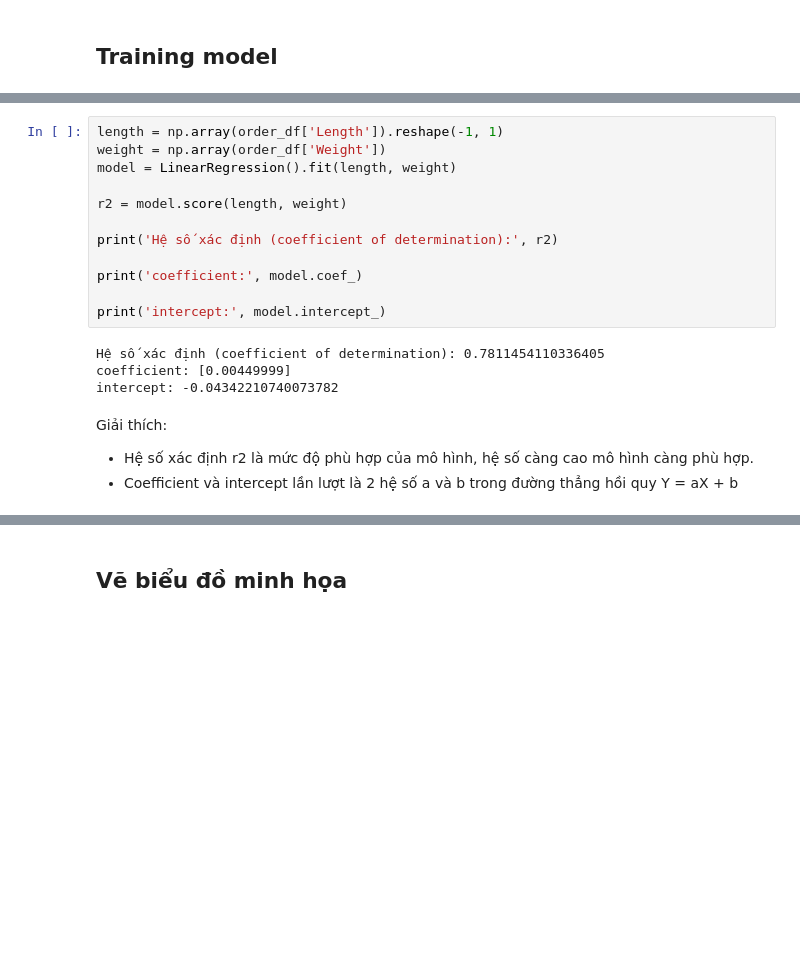
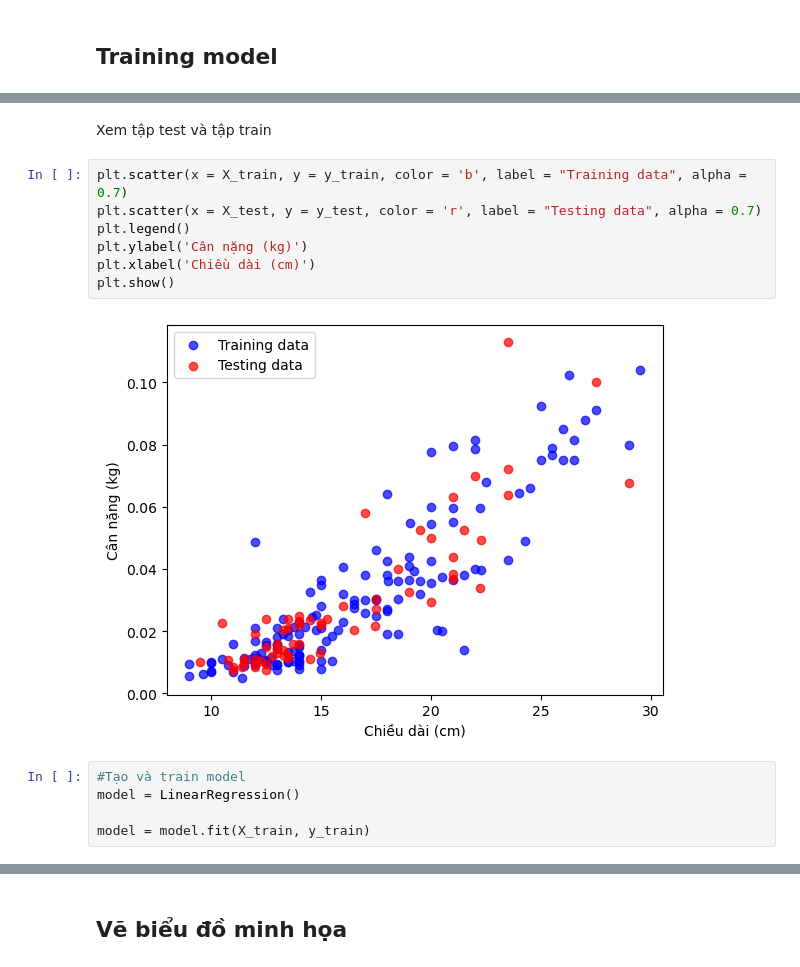
Before and after one commit to hoangitusk20/NMKHDL_doAn, a Jupyter notebook: DoAnCK/source/mo_hinh_va_danh_gia/Linear_regression.ipynb, the cells around one changed output, grey strips where cells are left out. Saved outputs shown, nothing was run; the diff lists cells and outputs as text; blank space fills up the shorter version.

```diff
--- a/DoAnCK/source/mo_hinh_va_danh_gia/Linear_regression.ipynb
+++ b/DoAnCK/source/mo_hinh_va_danh_gia/Linear_regression.ipynb
@@ -82,20 +90,16 @@ plt.show()
+# %% [markdown]
+Xem tập test và tập train
+# %%
+plt.scatter(x = X_train, y = y_train, color = 'b', label = "Training data", alpha = 0.7)
+plt.scatter(x = X_test, y = y_test, color = 'r', label = "Testing data", alpha = 0.7)
+plt.legend()
+plt.ylabel('Cân nặng (kg)')
+plt.xlabel('Chiều dài (cm)')
+plt.show()
+# %% [output]
+[figure, added]
 # %%
-length = np.array(order_df['Length']).reshape(-1, 1)
-weight = np.array(order_df['Weight'])
-model = LinearRegression().fit(length, weight)
+#Tạo và train model
+model = LinearRegression()
 
-r2 = model.score(length, weight)
-
-print('Hệ số xác định (coefficient of determination):', r2)
-
-print('coefficient:', model.coef_)
-
-print('intercept:', model.intercept_)
+model = model.fit(X_train, y_train)
-# %% [output]
-Hệ số xác định (coefficient of determination): 0.7811454110336405
-coefficient: [0.00449999]
-intercept: -0.04342210740073782
-# %% [markdown]
-Giải thích:
-- Hệ số xác định r2 là mức độ phù hợp của mô hình, hệ số càng cao mô hình càng phù hợp.
-- Coefficient và intercept lần lượt là 2 hệ số a và b trong đường thẳng hồi quy Y = aX + b
```
Also changed, not shown: parts of 14 cells of this notebook.
